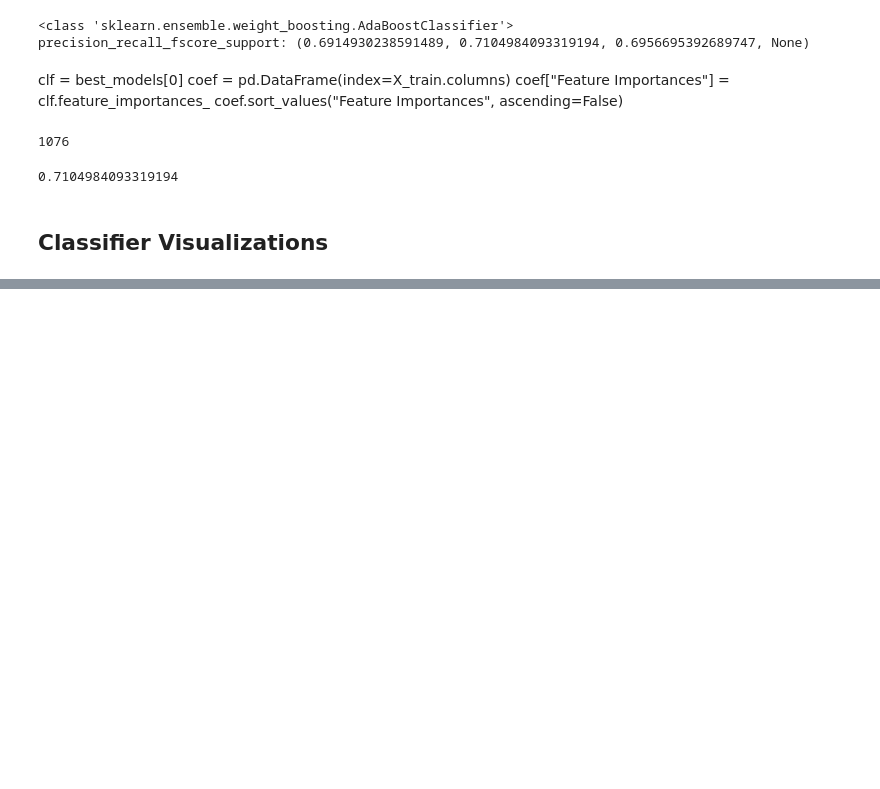
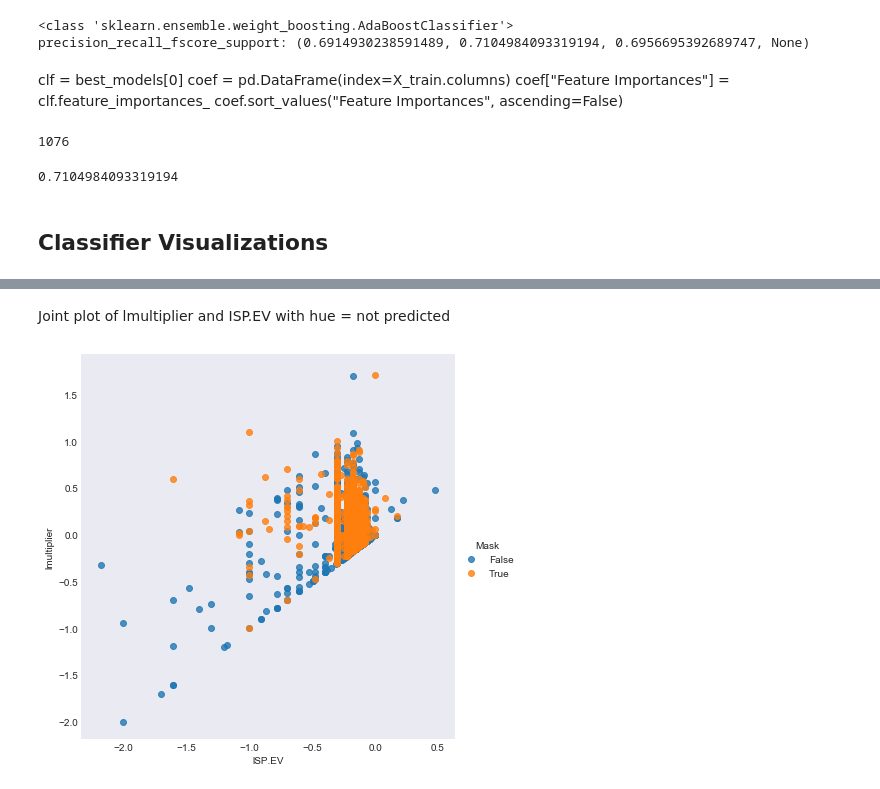
Before and after one commit to qmeeus/auction-optimiser, a Jupyter notebook: Predictive analysis.ipynb, the cells around one changed output, grey strips where cells are left out. Drawn from its saved outputs; the diff is of its cells as text; code cells hidden in the pictures; blank space fills up the shorter version.

Commit message:
Updated Visualizations
Added the three joint plots and the boxplot

```diff
--- a/Predictive analysis.ipynb
+++ b/Predictive analysis.ipynb
@@ -345,0 +355,23 @@ adb.score(X_test, y_test_bins)
+# %%
+def merge_columns(df, columns):
+    return (
+        df[columns]
+        .stack()
+        .reset_index()
+        .set_index('level_0')
+        .where(lambda df: df[0] != 0)
+        .dropna()
+        .drop(0, axis=1)
+    )
+#Creating the dataframe to visualize classifier performance
+df_vis = X_test[['lSP.EV','Duration','Morning','Evening','Afternoon']].copy()
+df_vis['lmultiplier'] = y_test
+df_vis['Prediction'] = adb.predict(X_test)
+df_vis['Actual'] = y_test_bins
+df_vis['Mask']= df_vis['Prediction'] != df_vis['Actual']
+day_period = merge_columns(df_vis, ['Morning', 'Afternoon', 'Evening'])
+df_vis['Day Period'] = day_period['level_1']
+#df_vis["day_period"]=merge_columns(df_vis, ['Morning', 'Afternoon', 'Evening']),
+
+#df_vis['Actual'] = df_vis['lmultiplier'].apply()
+df_vis.sample(10)
@@ -345,0 +390,13 @@ adb.score(X_test, y_test_bins)
+# %% [markdown]
+Joint plot of lmultiplier and ISP.EV with hue = not predicted
+# %%
+#jointplot of multiplier  and lSP.EV with hue incorectly predicted
+#g = sns.jointplot(x='lSP.EV', y='lmultiplier',data = df_vis, kind='reg', size=8, hue = 'Mask')
+g = sns.lmplot(x='lSP.EV', y='lmultiplier',data = df_vis, size=6, hue = 'Mask', fit_reg=False)
+#x = np.linspace(-2.5, .5, 100);
+#g.ax_joint.plot(x, x, c='darkgrey', zorder=0)
+#g.ax_joint.axhline(y=0, c='crimson', zorder=0); g.ax_joint.axvline(x=0, c='crimson', zorder=0);
+
+plt.savefig('Multiplier to SP.EV log conigured.png')
+# %% [output]
+[figure, added]
```
Also changed, not shown: parts of 8 cells of this notebook, 1 other file.
